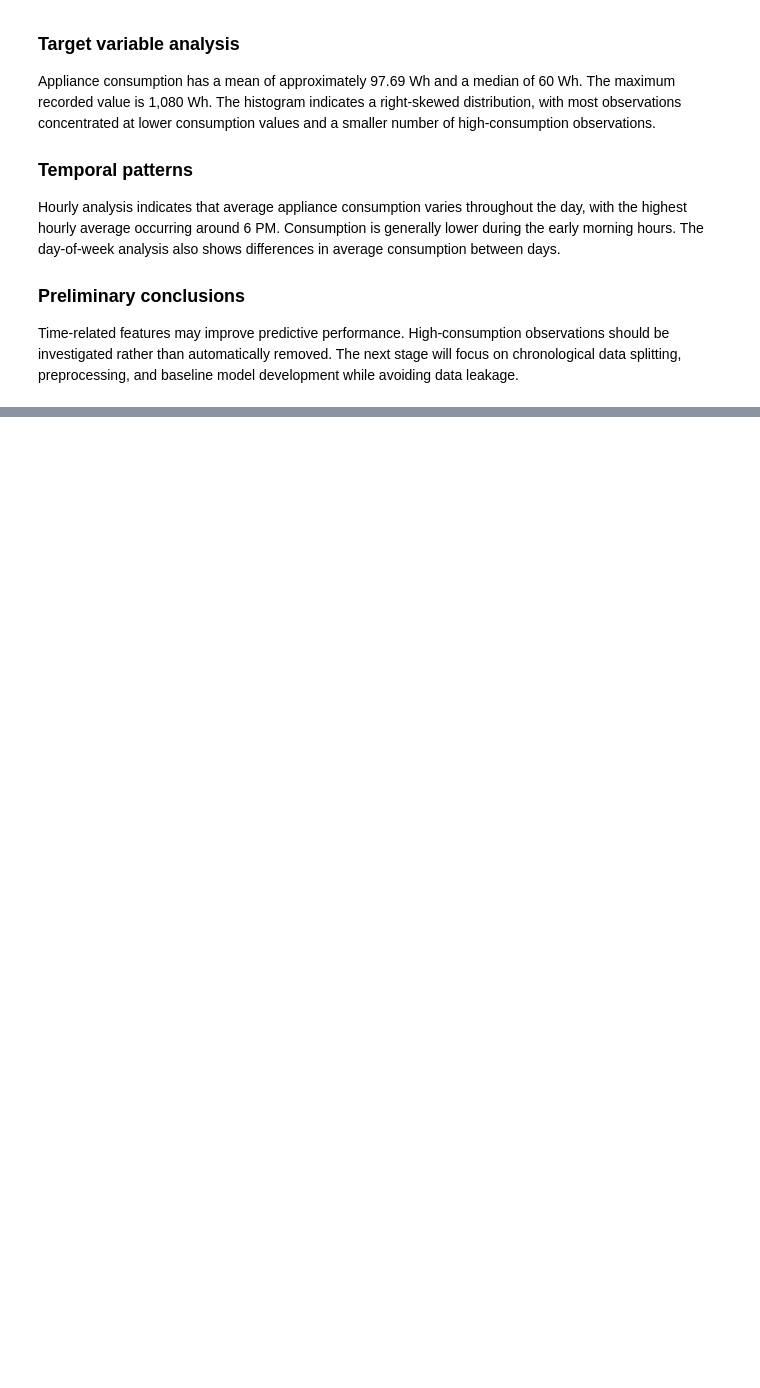
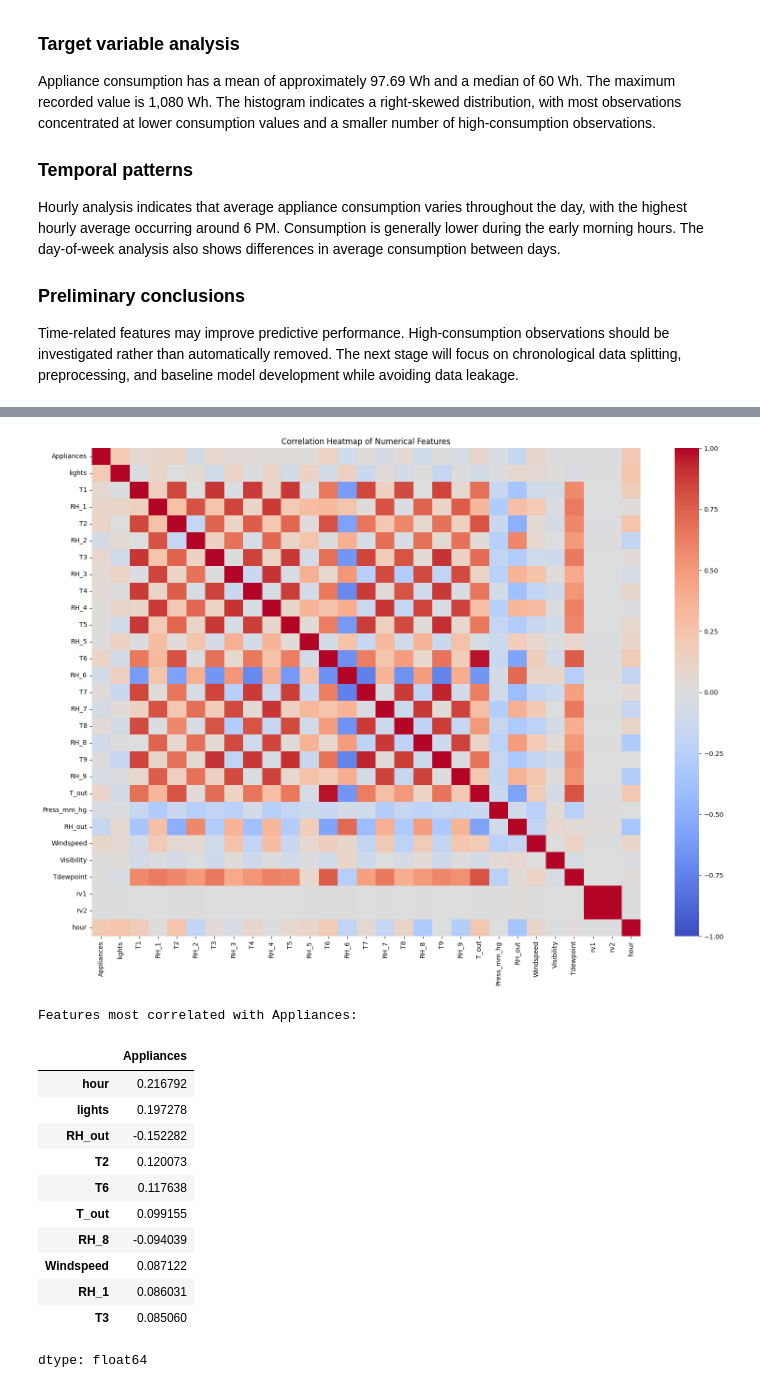
Before and after one commit to Dhanushka0626/Appliance-Energy-Prediction, a Jupyter notebook: Appliance_Energy_Prediction.ipynb, the cells around one changed output, grey strips where cells are left out. Drawn from its saved outputs; the diff is of its cells as text; code cells hidden in the pictures; blank space fills up the shorter version.

Commit message:
Update Appliance_Energy_Prediction.ipynb
Feature Engineering

```diff
--- a/Appliance_Energy_Prediction.ipynb
+++ b/Appliance_Energy_Prediction.ipynb
@@ -309,0 +370,47 @@ Time-related features may improve predictive performance. High-consumption obser
+# %%
+
+import matplotlib.pyplot as plt
+import seaborn as sns
+
+# Use original numerical columns, including the target
+numeric_df = df.select_dtypes(include="number")
+
+correlation_matrix = numeric_df.corr()
+
+plt.figure(figsize=(16, 12))
+sns.heatmap(
+    correlation_matrix,
+    cmap="coolwarm",
+    center=0,
+    vmin=-1,
+    vmax=1,
+    annot=False
+)
+plt.title("Correlation Heatmap of Numerical Features")
+plt.tight_layout()
+plt.show()
+
+# Inspect the strongest correlations with the target
+target_correlations = (
+    correlation_matrix["Appliances"]
+    .drop("Appliances")
+    .sort_values(key=abs, ascending=False)
+)
+
+print("Features most correlated with Appliances:")
+display(target_correlations.head(10))
+# %% [output]
+[figure, added]
+Features most correlated with Appliances:
+|  | Appliances |
+| hour | 0.216792 |
+| lights | 0.197278 |
+| RH_out | -0.152282 |
+| T2 | 0.120073 |
+| T6 | 0.117638 |
+| T_out | 0.099155 |
+| RH_8 | -0.094039 |
+| Windspeed | 0.087122 |
+| RH_1 | 0.086031 |
+| T3 | 0.085060 |
+dtype: float64
```
Also changed, not shown: parts of 23 cells of this notebook.
